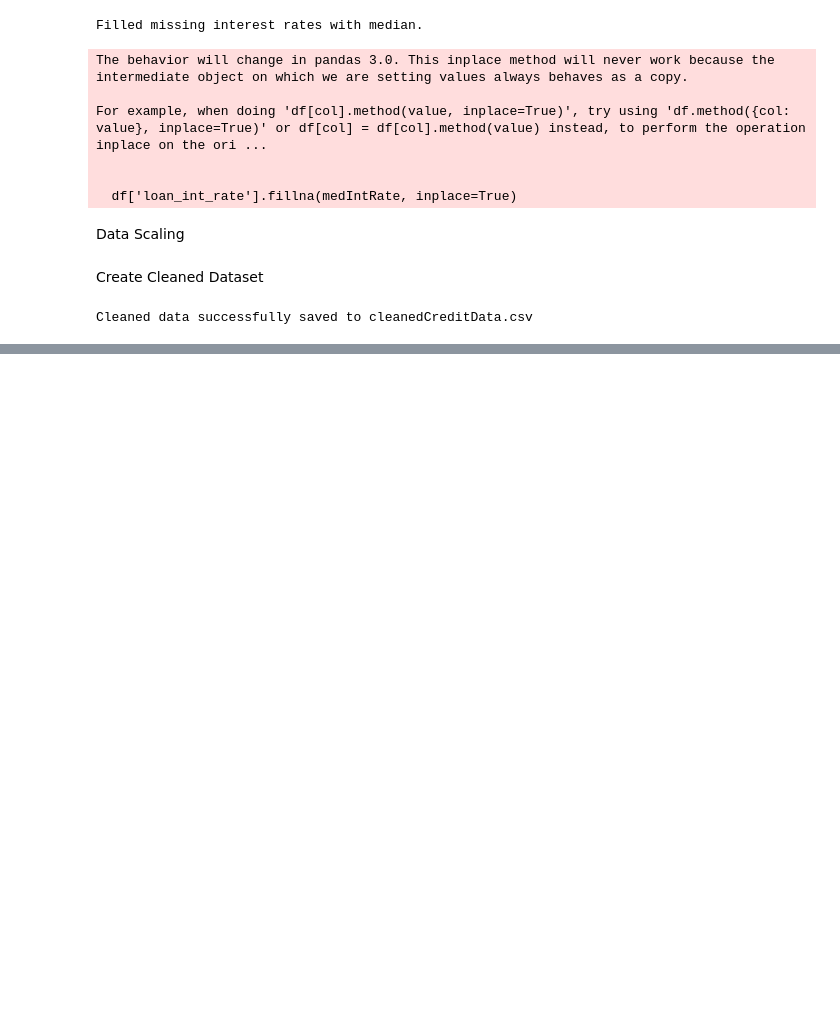
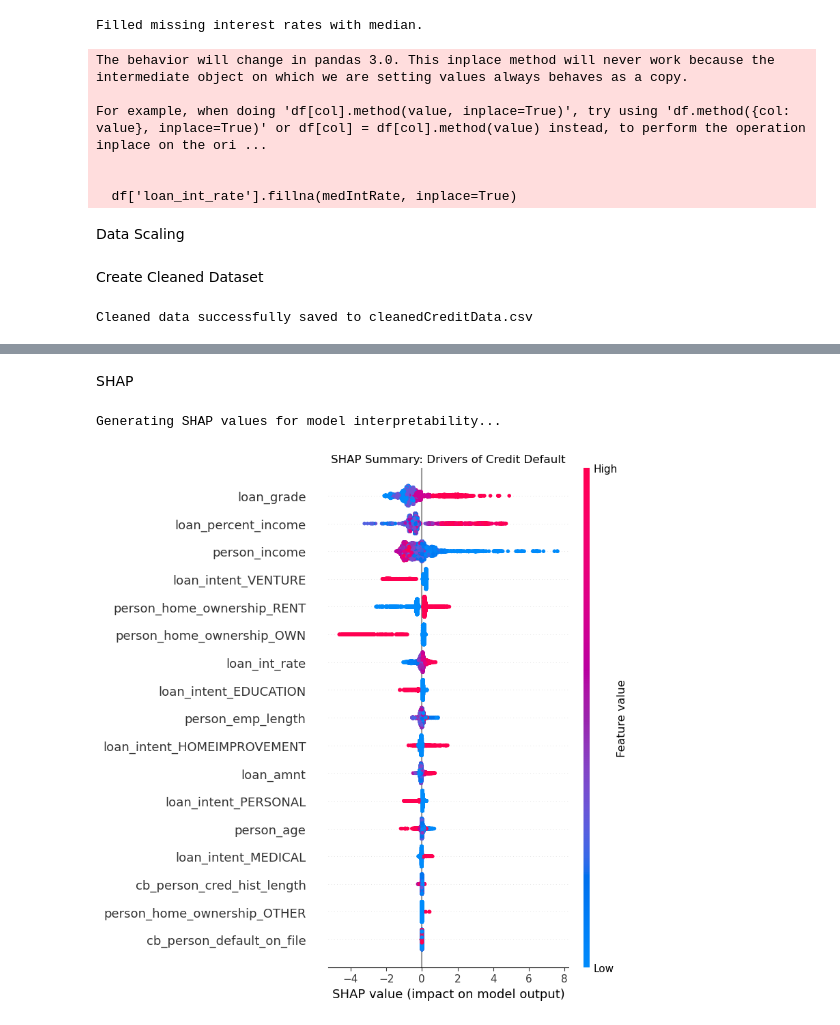
Before and after one commit to AJ-222/Default-Predictor-Risk-Dashboard, a Jupyter notebook: main.ipynb, the cells around one changed output, grey strips where cells are left out. Cells and saved outputs as stored; diff of their text form; code cells hidden in the pictures; blank space fills up the shorter version.

```diff
--- a/main.ipynb
+++ b/main.ipynb
@@ -75,34 +94,50 @@ Random Forest Training
 # %%
 from sklearn.model_selection import train_test_split, cross_val_score, StratifiedKFold
-from sklearn.ensemble import RandomForestClassifier
+#from sklearn.ensemble import RandomForestClassifier
+import sys
+!{sys.executable} -m pip install xgboost XGBClassifier
+from xgboost import XGBClassifier
 from sklearn.metrics import classification_report, confusion_matrix
+import pandas as pd
+import shap
+import matplotlib.pyplot as plt
+
+
 
 #Data Split 80-20
 X = df.drop('loan_status', axis=1)
 y = df['loan_status']
 xTrain, xTest, yTrain, yTest = train_test_split(X, y, test_size=0.2, random_state=77)
 
-myForest = RandomForestClassifier(n_estimators=100, class_weight='balanced', random_state=77)
+imbalance_ratio = (yTrain == 0).sum() / (yTrain == 1).sum()
+myXGB = XGBClassifier(
+    n_estimators=100,
+    learning_rate=0.1,
+    max_depth=5,
+    scale_pos_weight=imbalance_ratio,
+    random_state=77,
+    eval_metric='logloss' # Suppresses a common XGBoost warning
+)
 
 #Stratified Cross Validation with 5 folds
 skf = StratifiedKFold(n_splits=5, shuffle=True, random_state=42)
 print("Running 5-Fold Stratified Cross-Validation on Training Data")
-cvScores = cross_val_score(myForest, xTrain, yTrain, cv=skf, scoring='recall')
+cvScores = cross_val_score(myXGB, xTrain, yTrain, cv=skf, scoring='recall')
 
 print(f"Recall score across 5 folds: {cvScores}")
 print(f"Average CV Recall: {cvScores.mean():.4f} (+/- {cvScores.std() * 2:.4f})\n")
 
 #Training
-myForest.fit(xTrain, yTrain)
+myXGB.fit(xTrain, yTrain)
 
 #Testing
-y_pred = myForest.predict(xTest)
+yPred = myXGB.predict(xTest)
 
 print("--- Final Hold-Out Test Set Evaluation ---")
-print(classification_report(yTest, y_pred))
+print(classification_report(yTest, yPred))
 
 #Feature Extraction
-feature_importances = pd.Series(myForest.feature_importances_, index=X.columns)
+feature_importances = pd.Series(myXGB.feature_importances_, index=X.columns)
 print("\n--- Top 5 Drivers of Default ---")
 print(feature_importances.sort_values(ascending=False).head(5))
 
@@ -130,0 +171,11 @@ Cleaned data successfully saved to finalDataset.csv
+# %% [markdown]
+SHAP
+# %%
+print("\nGenerating SHAP values for model interpretability...")
+explainer = shap.TreeExplainer(myXGB)
+shap_values = explainer.shap_values(xTest)
+plt.title("SHAP Summary: Drivers of Credit Default")
+shap.summary_plot(shap_values, xTest)
+# %% [output]
+Generating SHAP values for model interpretability...
+[figure, added]
```
Also changed, not shown: parts of 3 cells of this notebook, 1 other file.
